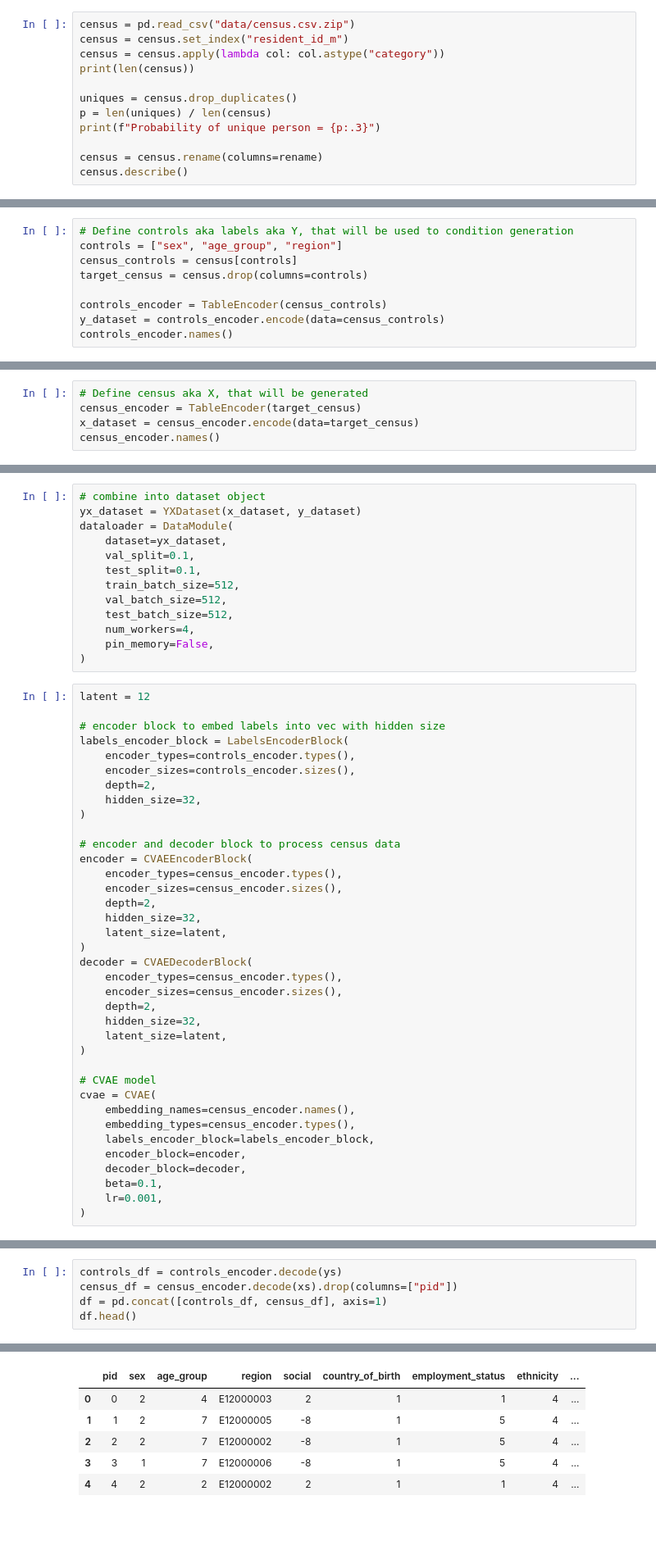
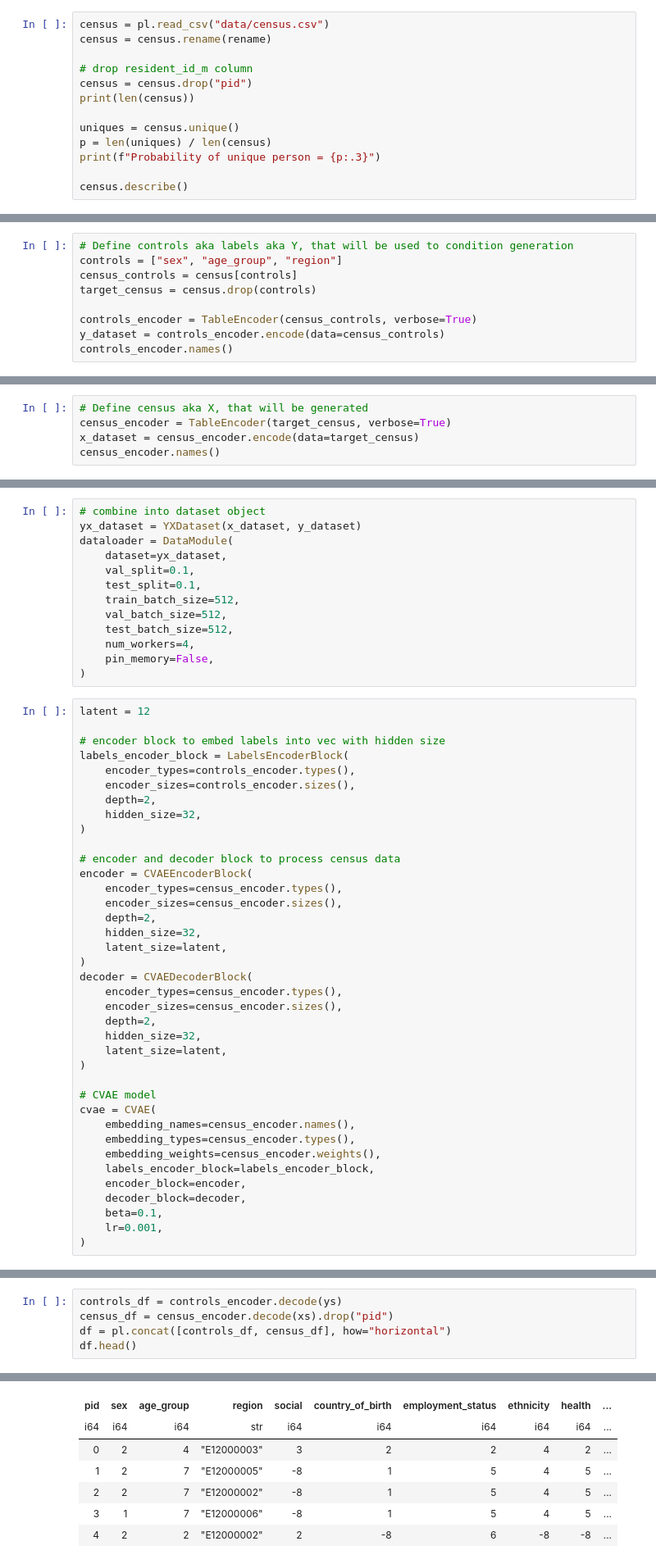
Before and after one commit to fredshone/mirror, a Jupyter notebook: demo.ipynb, the cells around one changed output, grey strips where cells are left out. Shown at 82% size. Cells and saved outputs as stored; diff of their text form; blank space fills up the shorter version.

Commit message:
weighting and light eval

```diff
--- a/demo.ipynb
+++ b/demo.ipynb
@@ -21,16 +24,17 @@ from mirror.models.cvae_components import (
 # %%
 LOGDIR = Path("demo_logs")
 # %%
-census = pd.read_csv("data/census.csv.zip")
-census = census.set_index("resident_id_m")
-census = census.apply(lambda col: col.astype("category"))
+census = pl.read_csv("data/census.csv")
+census = census.rename(rename)
+
+# drop resident_id_m column
+census = census.drop("pid")
 print(len(census))
 
-uniques = census.drop_duplicates()
+uniques = census.unique()
 p = len(uniques) / len(census)
 print(f"Probability of unique person = {p:.3}")
 
-census = census.rename(columns=rename)
 census.describe()
 # %% [output]
 604351
@@ -54,9 +66,9 @@ census.head()
 # Define controls aka labels aka Y, that will be used to condition generation
 controls = ["sex", "age_group", "region"]
 census_controls = census[controls]
-target_census = census.drop(columns=controls)
+target_census = census.drop(controls)
 
-controls_encoder = TableEncoder(census_controls)
+controls_encoder = TableEncoder(census_controls, verbose=True)
 y_dataset = controls_encoder.encode(data=census_controls)
 controls_encoder.names()
 # %% [output]
@@ -64,7 +79,7 @@ tensor(0.) tensor(9.)
 ['sex', 'age_group', 'region']
 # %%
 # Define census aka X, that will be generated
-census_encoder = TableEncoder(target_census)
+census_encoder = TableEncoder(target_census, verbose=True)
 x_dataset = census_encoder.encode(data=target_census)
 census_encoder.names()
 # %% [output]
@@ -128,6 +158,7 @@ decoder = CVAEDecoderBlock(
 cvae = CVAE(
     embedding_names=census_encoder.names(),
     embedding_types=census_encoder.types(),
+    embedding_weights=census_encoder.weights(),
     labels_encoder_block=labels_encoder_block,
     encoder_block=encoder,
     decoder_block=decoder,
@@ -206,6 +238,6 @@ Loaded model weights from the checkpoint at /home/fred/Projects/mirror/demo_logs
 # %%
 controls_df = controls_encoder.decode(ys)
-census_df = census_encoder.decode(xs).drop(columns=["pid"])
-df = pd.concat([controls_df, census_df], axis=1)
+census_df = census_encoder.decode(xs).drop("pid")
+df = pl.concat([controls_df, census_df], how="horizontal")
 df.head()
 # %% [output]
@@ -212,9 +245,10 @@ df.head()
-|  | pid | sex | age_group | region | social | country_of_birth | employment_status | ethnicity | ... |
-| 0 | 0 | 2 | 4 | E12000003 | 2 | 1 | 1 | 4 | ... |
-| 1 | 1 | 2 | 7 | E12000005 | -8 | 1 | 5 | 4 | ... |
-| 2 | 2 | 2 | 7 | E12000002 | -8 | 1 | 5 | 4 | ... |
-| 3 | 3 | 1 | 7 | E12000006 | -8 | 1 | 5 | 4 | ... |
-| 4 | 4 | 2 | 2 | E12000002 | 2 | 1 | 1 | 4 | ... |
+| pid | sex | age_group | region | social | country_of_birth | employment_status | ethnicity | health | ... |
+| i64 | i64 | i64 | str | i64 | i64 | i64 | i64 | i64 | ... |
+| 0 | 2 | 4 | "E12000003" | 3 | 2 | 2 | 4 | 2 | ... |
+| 1 | 2 | 7 | "E12000005" | -8 | 1 | 5 | 4 | 5 | ... |
+| 2 | 2 | 7 | "E12000002" | -8 | 1 | 5 | 4 | 5 | ... |
+| 3 | 1 | 7 | "E12000006" | -8 | 1 | 5 | 4 | 5 | ... |
+| 4 | 2 | 2 | "E12000002" | 2 | -8 | 6 | -8 | -8 | ... |
 # %%
 os.makedirs("tmp", exist_ok=True)
 path = Path("tmp") / "demo_synthetic.csv"
```
Also changed, not shown: parts of 19 cells of this notebook, 5 other files.
